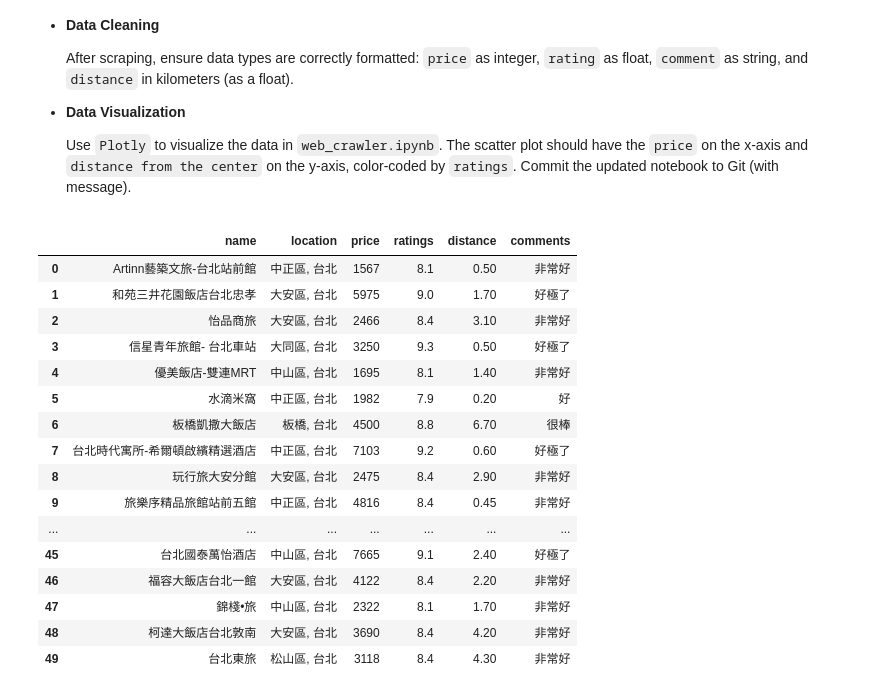
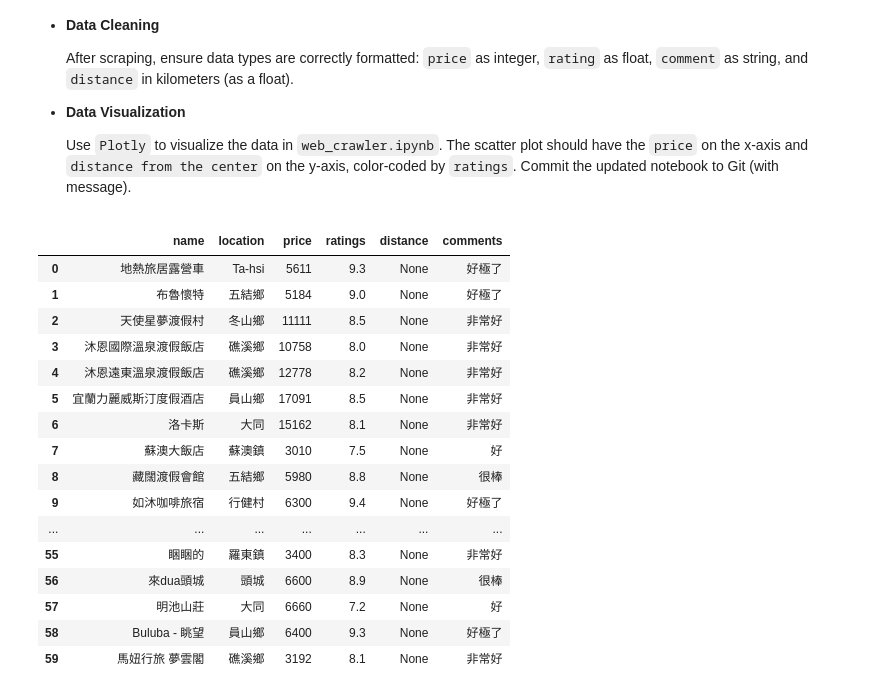
Before and after one commit to shang-chieh0830/NTU-ECON5166-DS, a Jupyter notebook: HW/programming_HW/web_crawler.ipynb, the cells around one changed output. Drawn from its saved outputs; the diff is of its cells as text; code cells hidden in the pictures.

```diff
--- a/HW/programming_HW/web_crawler.ipynb
+++ b/HW/programming_HW/web_crawler.ipynb
@@ -26,7 +26,7 @@ import re
 def get_hotels(location, checkin, checkout, num_results=100):
     string = "https://www.booking.com/searchresults.zh-tw.html?"
     headers = {
-        "User-Agent": "Mozilla/5.0 (Macintosh; Intel Mac OS X 10_15_7) AppleWebKit/605.1.15 (KHTML, like Gecko) Version/16.5 Safari/605.1.15"
+        "User-Agent": "Mozilla/5.0 (Macintosh; Intel Mac OS X 10_15_7) AppleWebKit/605.1.15 (KHTML, like Gecko) Version/17.0 Safari/605.1.15"
     }
 
     # Initialize an empty DataFrame with columns
@@ -55,7 +55,8 @@ def get_hotels(location, checkin, checkout, num_results=100):
 
         offset += 25
 
-        ratings_data = [rating.text.strip() for rating in soup.select('div.aca0ade214.ebac6e22e9.cd2e7d62b0.f920833fe5')]
+
+        ratings_data = [rating.text.strip() for rating in soup.select('div.aca0ade214.a5f1aae5b2.cd2e7d62b0')]
         if not ratings_data: #沒資料就break
             break
 
@@ -63,60 +64,55 @@ def get_hotels(location, checkin, checkout, num_results=100):
         temp_df = pd.DataFrame(columns=columns)
 
         # Extract the data from the list and add it to the temp DataFrame
-        for item in ratings_data:
+        for item in ratings_data[1:51:2]:
             # Use regular expression to extract ratings and comments
             match = re.match(r'(\d\.\d)(\D+)(\d*,?\d+\s則評語).*', item)
-
             if match:
                 rating, comment_text, _ = match.groups()
             else:
                 rating = None
                 comment_text = None
 
-            # Add a new row to the temp DataFrame
             temp_df.loc[len(temp_df)] = [None, None, None, rating, None, comment_text]
 
-        # Extract other data and update the temp DataFrame accordingly
-        temp_df["name"] = [name.text.strip() for name in soup.select('div[data-testid="title"].f6431b446c')]
-        temp_df["location"] = [location.text.strip() for location in soup.select('span.f4bd0794db[data-testid="address"]')]
-        temp_df["price"] = [price.text.strip() for price in soup.select("span.f6431b446c.fbd1d3018c.e729ed5ab6")]
+
+        temp_df["name"] = [name.text.strip() for name in soup.select('div[data-testid="title"].f6431b446c.a15b38c233')]
+        temp_df["location"] = [location.text.strip() for location in soup.select('span.aee5343fdb.def9bc142a[data-testid="address"]')]
+        temp_df["price"] = [price.text.strip() for price in soup.select("span.f6431b446c.fbfd7c1165.e84eb96b1f")]
         if soup.select('span[aria-expanded="false"][data-testid="distance"]'):
             temp_df["distance"] = [distance.text.strip() for distance in soup.select('span[aria-expanded="false"][data-testid="distance"]')]
 
         # Append temp_df to the main DataFrame hotels_df
         hotels = pd.concat([hotels, temp_df], ignore_index=True)
 
-
-
     hotels['price'] = hotels['price'].str.replace('TWD', '').str.replace(',', '').astype(int)
     hotels["ratings"] = hotels["ratings"].astype(float)
     hotels["comments"] = hotels["comments"].astype(str)
     hotels['distance'] = hotels['distance'].apply(lambda x: None if x is None else (float(x.replace('距中心 ', '').split(' ')[0]) / 1000) if '公尺' in x else float(x.replace('距中心 ', '').split(' ')[0]))
-
     return hotels[:num_results]
 
 
-hotels = get_hotels("台北", "2023-10-23", "2023-10-24", num_results=50)
+hotels = get_hotels("宜蘭", "2023-12-10", "2023-12-12", num_results=60)
 
 hotels
 # %% [output]
 |  | name | location | price | ratings | distance | comments |
-| 0 | Artinn藝築文旅-台北站前館 | 中正區, 台北 | 1567 | 8.1 | 0.50 | 非常好 |
-| 1 | 和苑三井花園飯店台北忠孝 | 大安區, 台北 | 5975 | 9.0 | 1.70 | 好極了 |
-| 2 | 怡品商旅 | 大安區, 台北 | 2466 | 8.4 | 3.10 | 非常好 |
-| 3 | 信星青年旅館- 台北車站 | 大同區, 台北 | 3250 | 9.3 | 0.50 | 好極了 |
-| 4 | 優美飯店-雙連MRT | 中山區, 台北 | 1695 | 8.1 | 1.40 | 非常好 |
-| 5 | 水滴米窩 | 中正區, 台北 | 1982 | 7.9 | 0.20 | 好 |
-| 6 | 板橋凱撒大飯店 | 板橋, 台北 | 4500 | 8.8 | 6.70 | 很棒 |
-| 7 | 台北時代寓所-希爾頓啟繽精選酒店 | 中正區, 台北 | 7103 | 9.2 | 0.60 | 好極了 |
-| 8 | 玩行旅大安分館 | 大安區, 台北 | 2475 | 8.4 | 2.90 | 非常好 |
-| 9 | 旅樂序精品旅館站前五館 | 中正區, 台北 | 4816 | 8.4 | 0.45 | 非常好 |
+| 0 | 地熱旅居露營車 | Ta-hsi | 5611 | 9.3 | None | 好極了 |
+| 1 | 布魯懷特 | 五結鄉 | 5184 | 9.0 | None | 好極了 |
+| 2 | 天使星夢渡假村 | 冬山鄉 | 11111 | 8.5 | None | 非常好 |
+| 3 | 沐恩國際溫泉渡假飯店 | 礁溪鄉 | 10758 | 8.0 | None | 非常好 |
+| 4 | 沐恩遠東溫泉渡假飯店 | 礁溪鄉 | 12778 | 8.2 | None | 非常好 |
+| 5 | 宜蘭力麗威斯汀度假酒店 | 員山鄉 | 17091 | 8.5 | None | 非常好 |
+| 6 | 洛卡斯 | 大同 | 15162 | 8.1 | None | 非常好 |
+| 7 | 蘇澳大飯店 | 蘇澳鎮 | 3010 | 7.5 | None | 好 |
+| 8 | 藏闊渡假會館 | 五結鄉 | 5980 | 8.8 | None | 很棒 |
+| 9 | 如沐咖啡旅宿 | 行健村 | 6300 | 9.4 | None | 好極了 |
 | ... | ... | ... | ... | ... | ... | ... |
-| 45 | 台北國泰萬怡酒店 | 中山區, 台北 | 7665 | 9.1 | 2.40 | 好極了 |
-| 46 | 福容大飯店台北一館 | 大安區, 台北 | 4122 | 8.4 | 2.20 | 非常好 |
-| 47 | 錦棧•旅 | 中山區, 台北 | 2322 | 8.1 | 1.70 | 非常好 |
-| 48 | 柯達大飯店台北敦南 | 大安區, 台北 | 3690 | 8.4 | 4.20 | 非常好 |
-| 49 | 台北東旅 | 松山區, 台北 | 3118 | 8.4 | 4.30 | 非常好 |
+| 55 | 睏睏的 | 羅東鎮 | 3400 | 8.3 | None | 非常好 |
+| 56 | 來dua頭城 | 頭城 | 6600 | 8.9 | None | 很棒 |
+| 57 | 明池山莊 | 大同 | 6660 | 7.2 | None | 好 |
+| 58 | Buluba - 眺望 | 員山鄉 | 6400 | 9.3 | None | 好極了 |
+| 59 | 馬妞行旅 夢雲閣 | 礁溪鄉 | 3192 | 8.1 | None | 非常好 |
 # %%
 import plotly.express as px
 
```
Also changed, not shown: parts of 1 cell of this notebook, 3 other files.
